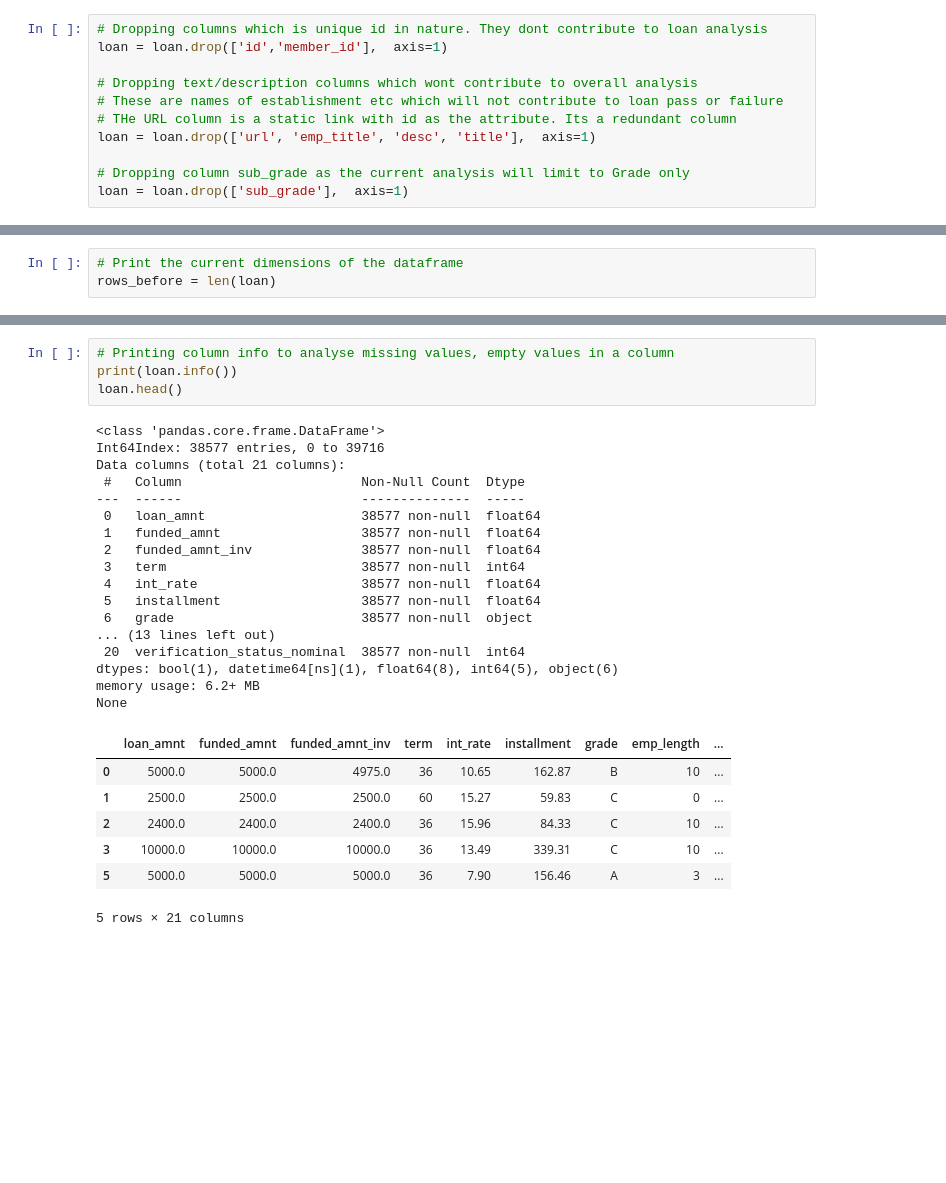
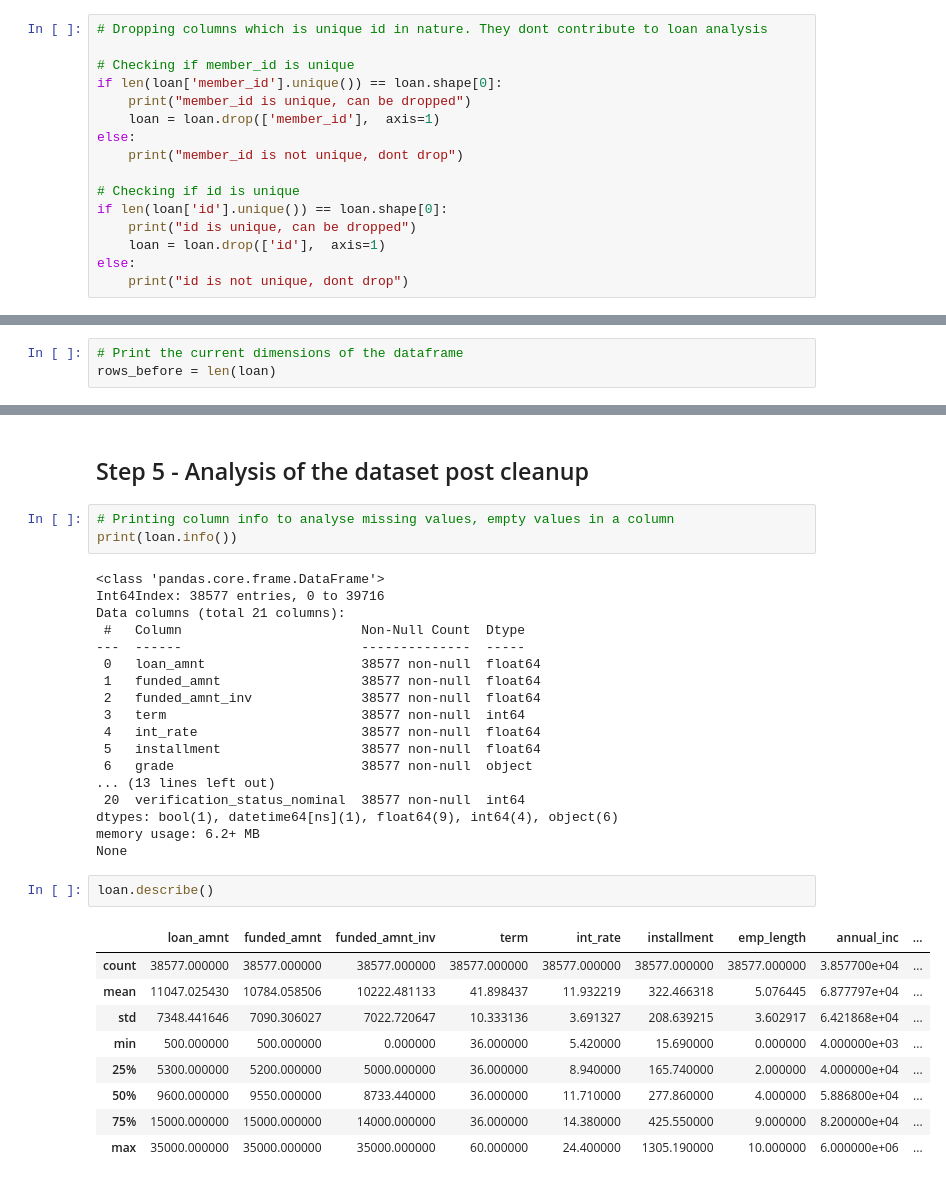
Before and after one commit to slahiri/LendingClubCaseStudy, a Jupyter notebook: Siddhartha_Lahiri.ipynb, the cells around one changed output, grey strips where cells are left out. Cells and saved outputs as stored; diff of their text form; blank space fills up the shorter version.

```diff
--- a/Siddhartha_Lahiri.ipynb
+++ b/Siddhartha_Lahiri.ipynb
@@ -189,12 +252,17 @@ Percentage of rows dropped =  2.87 %
 ## Step2 - Dropping Columns
 # %%
 # Dropping columns which is unique id in nature. They dont contribute to loan analysis
-loan = loan.drop(['id','member_id'],  axis=1)
 
-# Dropping text/description columns which wont contribute to overall analysis
-# These are names of establishment etc which will not contribute to loan pass or failure
-# THe URL column is a static link with id as the attribute. Its a redundant column
-loan = loan.drop(['url', 'emp_title', 'desc', 'title'],  axis=1)
+# Checking if member_id is unique
+if len(loan['member_id'].unique()) == loan.shape[0]:
+    print("member_id is unique, can be dropped")
+    loan = loan.drop(['member_id'],  axis=1)
+else:
+    print("member_id is not unique, dont drop")
 
-# Dropping column sub_grade as the current analysis will limit to Grade only
-loan = loan.drop(['sub_grade'],  axis=1)
+# Checking if id is unique
+if len(loan['id'].unique()) == loan.shape[0]:
+    print("id is unique, can be dropped")
+    loan = loan.drop(['id'],  axis=1)
+else:
+    print("id is not unique, dont drop")
@@ -402,7 +487,8 @@ Name: emp_length, dtype: int64
+# %% [markdown]
+## Step 5 - Analysis of the dataset post cleanup
 # %%
 # Printing column info to analyse missing values, empty values in a column
 print(loan.info())
-loan.head()
 # %% [output]
 <class 'pandas.core.frame.DataFrame'>
 Int64Index: 38577 entries, 0 to 39716
@@ -418,13 +504,18 @@ Data columns (total 21 columns):
  6   grade                        38577 non-null  object
 ... (13 lines left out)
  20  verification_status_nominal  38577 non-null  int64
-dtypes: bool(1), datetime64[ns](1), float64(8), int64(5), object(6)
+dtypes: bool(1), datetime64[ns](1), float64(9), int64(4), object(6)
 memory usage: 6.2+ MB
 None
-|  | loan_amnt | funded_amnt | funded_amnt_inv | term | int_rate | installment | grade | emp_length | ... |
-| 0 | 5000.0 | 5000.0 | 4975.0 | 36 | 10.65 | 162.87 | B | 10 | ... |
-| 1 | 2500.0 | 2500.0 | 2500.0 | 60 | 15.27 | 59.83 | C | 0 | ... |
-| 2 | 2400.0 | 2400.0 | 2400.0 | 36 | 15.96 | 84.33 | C | 10 | ... |
-| 3 | 10000.0 | 10000.0 | 10000.0 | 36 | 13.49 | 339.31 | C | 10 | ... |
-| 5 | 5000.0 | 5000.0 | 5000.0 | 36 | 7.90 | 156.46 | A | 3 | ... |
-5 rows × 21 columns
+# %%
+loan.describe()
+# %% [output]
+|  | loan_amnt | funded_amnt | funded_amnt_inv | term | int_rate | installment | emp_length | annual_inc | ... |
+| count | 38577.000000 | 38577.000000 | 38577.000000 | 38577.000000 | 38577.000000 | 38577.000000 | 38577.000000 | 3.857700e+04 | ... |
+| mean | 11047.025430 | 10784.058506 | 10222.481133 | 41.898437 | 11.932219 | 322.466318 | 5.076445 | 6.877797e+04 | ... |
+| std | 7348.441646 | 7090.306027 | 7022.720647 | 10.333136 | 3.691327 | 208.639215 | 3.602917 | 6.421868e+04 | ... |
+| min | 500.000000 | 500.000000 | 0.000000 | 36.000000 | 5.420000 | 15.690000 | 0.000000 | 4.000000e+03 | ... |
+| 25% | 5300.000000 | 5200.000000 | 5000.000000 | 36.000000 | 8.940000 | 165.740000 | 2.000000 | 4.000000e+04 | ... |
+| 50% | 9600.000000 | 9550.000000 | 8733.440000 | 36.000000 | 11.710000 | 277.860000 | 4.000000 | 5.886800e+04 | ... |
+| 75% | 15000.000000 | 15000.000000 | 14000.000000 | 36.000000 | 14.380000 | 425.550000 | 9.000000 | 8.200000e+04 | ... |
+| max | 35000.000000 | 35000.000000 | 35000.000000 | 60.000000 | 24.400000 | 1305.190000 | 10.000000 | 6.000000e+06 | ... |
```
Also changed, not shown: parts of 33 cells of this notebook.
